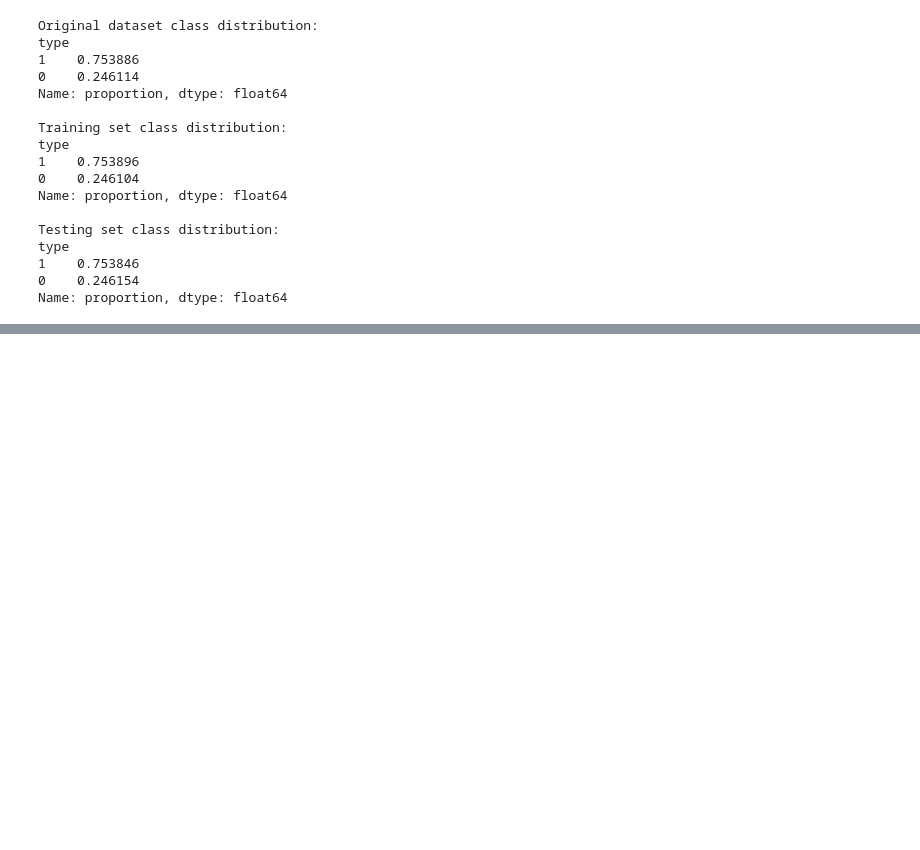
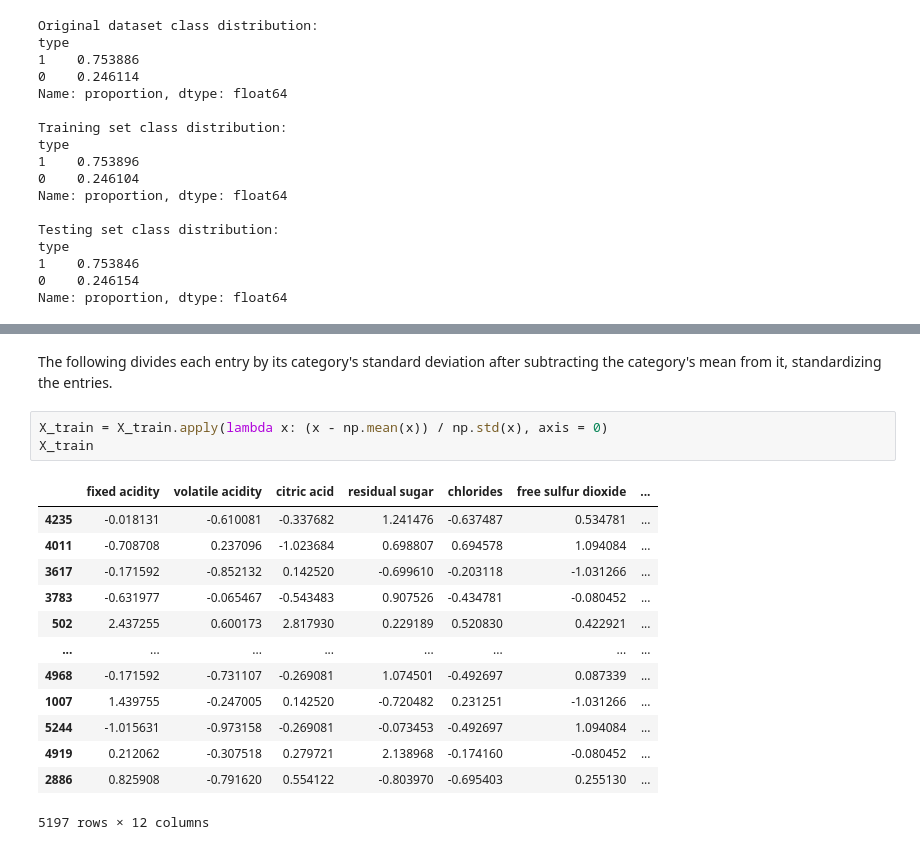
Before and after one commit to solivagvs/Stat-554, a Jupyter notebook: sandorHW07.ipynb, the cells around one changed output, grey strips where cells are left out. Cells and saved outputs as stored; diff of their text form; blank space fills up the shorter version.

```diff
--- a/sandorHW07.ipynb
+++ b/sandorHW07.ipynb
@@ -107,0 +156,19 @@ Name: proportion, dtype: float64
+# %% [markdown]
+The following divides each entry by its category's standard deviation after subtracting the category's mean from it, standardizing the entries.
+# %%
+X_train = X_train.apply(lambda x: (x - np.mean(x)) / np.std(x), axis = 0)
+X_train
+# %% [output]
+|  | fixed acidity | volatile acidity | citric acid | residual sugar | chlorides | free sulfur dioxide | ... |
+| 4235 | -0.018131 | -0.610081 | -0.337682 | 1.241476 | -0.637487 | 0.534781 | ... |
+| 4011 | -0.708708 | 0.237096 | -1.023684 | 0.698807 | 0.694578 | 1.094084 | ... |
+| 3617 | -0.171592 | -0.852132 | 0.142520 | -0.699610 | -0.203118 | -1.031266 | ... |
+| 3783 | -0.631977 | -0.065467 | -0.543483 | 0.907526 | -0.434781 | -0.080452 | ... |
+| 502 | 2.437255 | 0.600173 | 2.817930 | 0.229189 | 0.520830 | 0.422921 | ... |
+| ... | ... | ... | ... | ... | ... | ... | ... |
+| 4968 | -0.171592 | -0.731107 | -0.269081 | 1.074501 | -0.492697 | 0.087339 | ... |
+| 1007 | 1.439755 | -0.247005 | 0.142520 | -0.720482 | 0.231251 | -1.031266 | ... |
+| 5244 | -1.015631 | -0.973158 | -0.269081 | -0.073453 | -0.492697 | 1.094084 | ... |
+| 4919 | 0.212062 | -0.307518 | 0.279721 | 2.138968 | -0.174160 | -0.080452 | ... |
+| 2886 | 0.825908 | -0.791620 | 0.554122 | -0.803970 | -0.695403 | 0.255130 | ... |
+5197 rows × 12 columns
```
Also changed, not shown: parts of 12 cells of this notebook.
